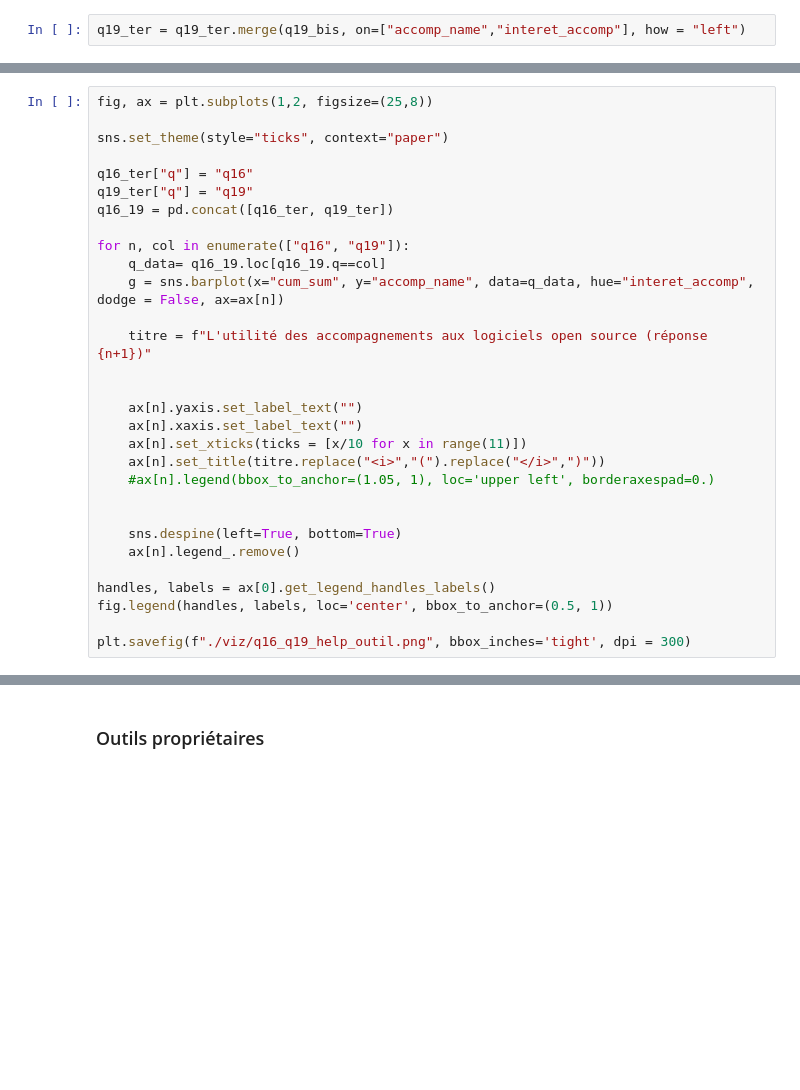
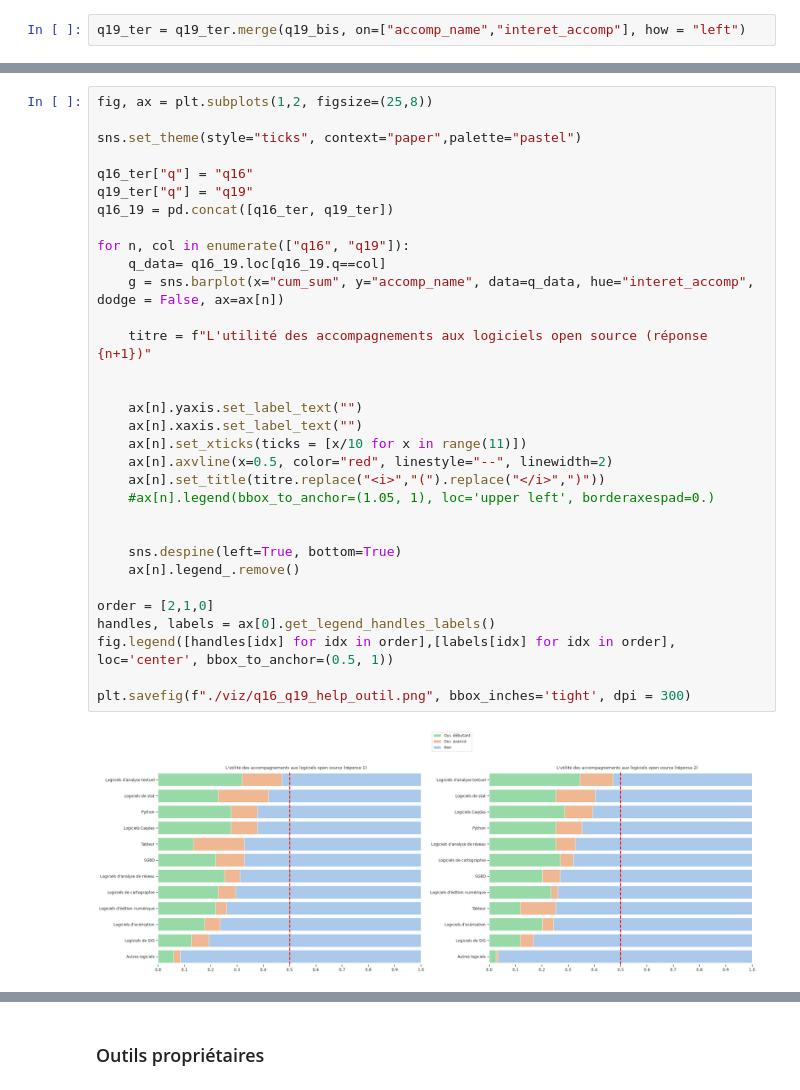
Before and after one commit to luneauaymeric/enquete_SO_p8, a Jupyter notebook: script_analyse/stat_descriptive/production_et_analyse_donnees.ipynb, the cells around one changed output, grey strips where cells are left out. Cells and saved outputs as stored; diff of their text form; blank space fills up the shorter version.

```diff
--- a/script_analyse/stat_descriptive/production_et_analyse_donnees.ipynb
+++ b/script_analyse/stat_descriptive/production_et_analyse_donnees.ipynb
@@ -480,33 +766,37 @@ q19_ter
 # %%
 fig, ax = plt.subplots(1,2, figsize=(25,8))
 
-sns.set_theme(style="ticks", context="paper")
+sns.set_theme(style="ticks", context="paper",palette="pastel")
 
 q16_ter["q"] = "q16"
 q19_ter["q"] = "q19"
 q16_19 = pd.concat([q16_ter, q19_ter])
 
 for n, col in enumerate(["q16", "q19"]):
     q_data= q16_19.loc[q16_19.q==col]
     g = sns.barplot(x="cum_sum", y="accomp_name", data=q_data, hue="interet_accomp", dodge = False, ax=ax[n])
 
     titre = f"L'utilité des accompagnements aux logiciels open source (réponse {n+1})"
 
 
     ax[n].yaxis.set_label_text("")
     ax[n].xaxis.set_label_text("")
     ax[n].set_xticks(ticks = [x/10 for x in range(11)])
+    ax[n].axvline(x=0.5, color="red", linestyle="--", linewidth=2)
     ax[n].set_title(titre.replace("<i>","(").replace("</i>",")"))
     #ax[n].legend(bbox_to_anchor=(1.05, 1), loc='upper left', borderaxespad=0.)
 
 
     sns.despine(left=True, bottom=True)
     ax[n].legend_.remove()
 
+order = [2,1,0]
 handles, labels = ax[0].get_legend_handles_labels()
-fig.legend(handles, labels, loc='center', bbox_to_anchor=(0.5, 1))
+fig.legend([handles[idx] for idx in order],[labels[idx] for idx in order], loc='center', bbox_to_anchor=(0.5, 1))
 
 plt.savefig(f"./viz/q16_q19_help_outil.png", bbox_inches='tight', dpi = 300)
+# %% [output]
+[figure, added]
 # %% [markdown]
 Les questions concernant les besoins d'accompagnement à différents types de logiciels open source a été posé deux fois :
 
```
Also changed, not shown: parts of 47 cells of this notebook, 8 other files.
